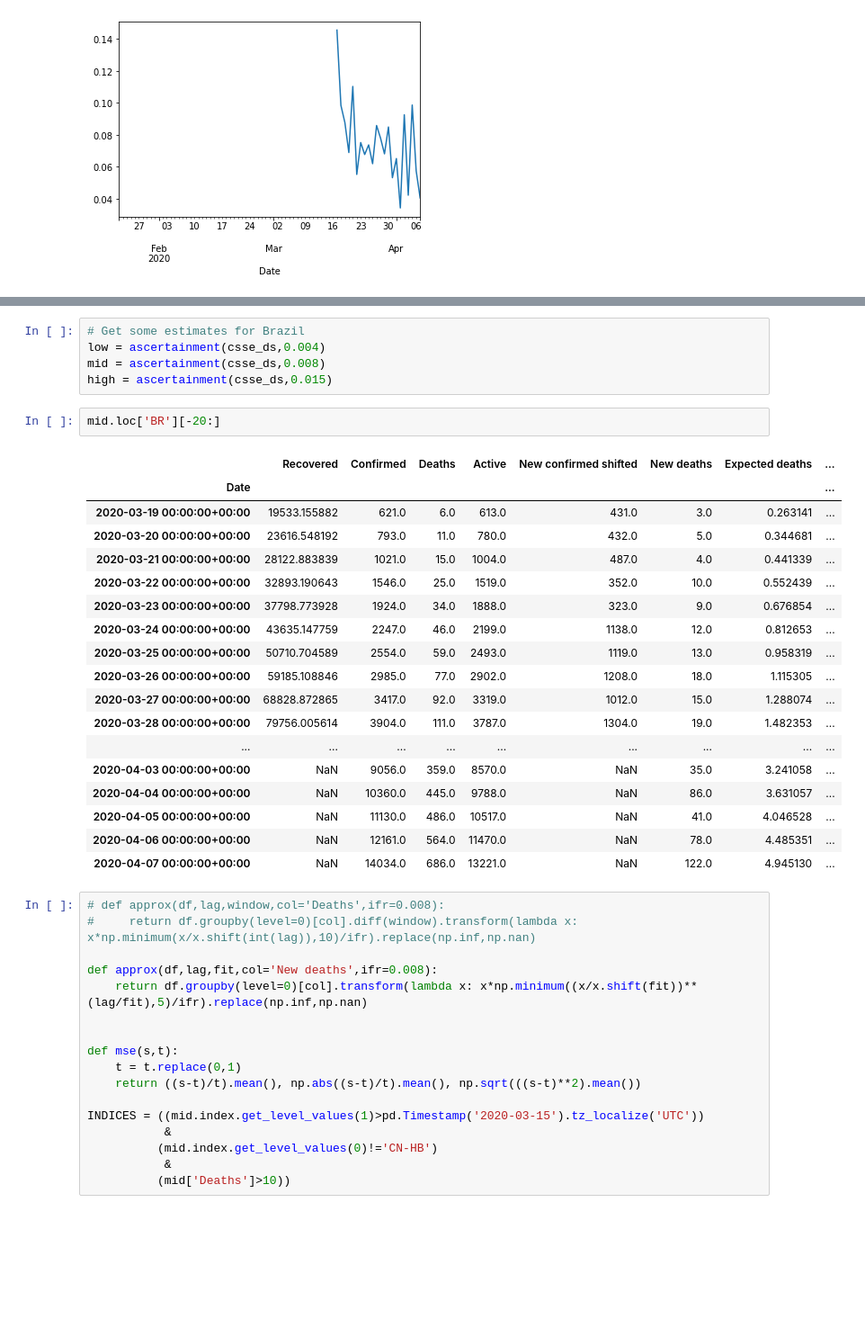
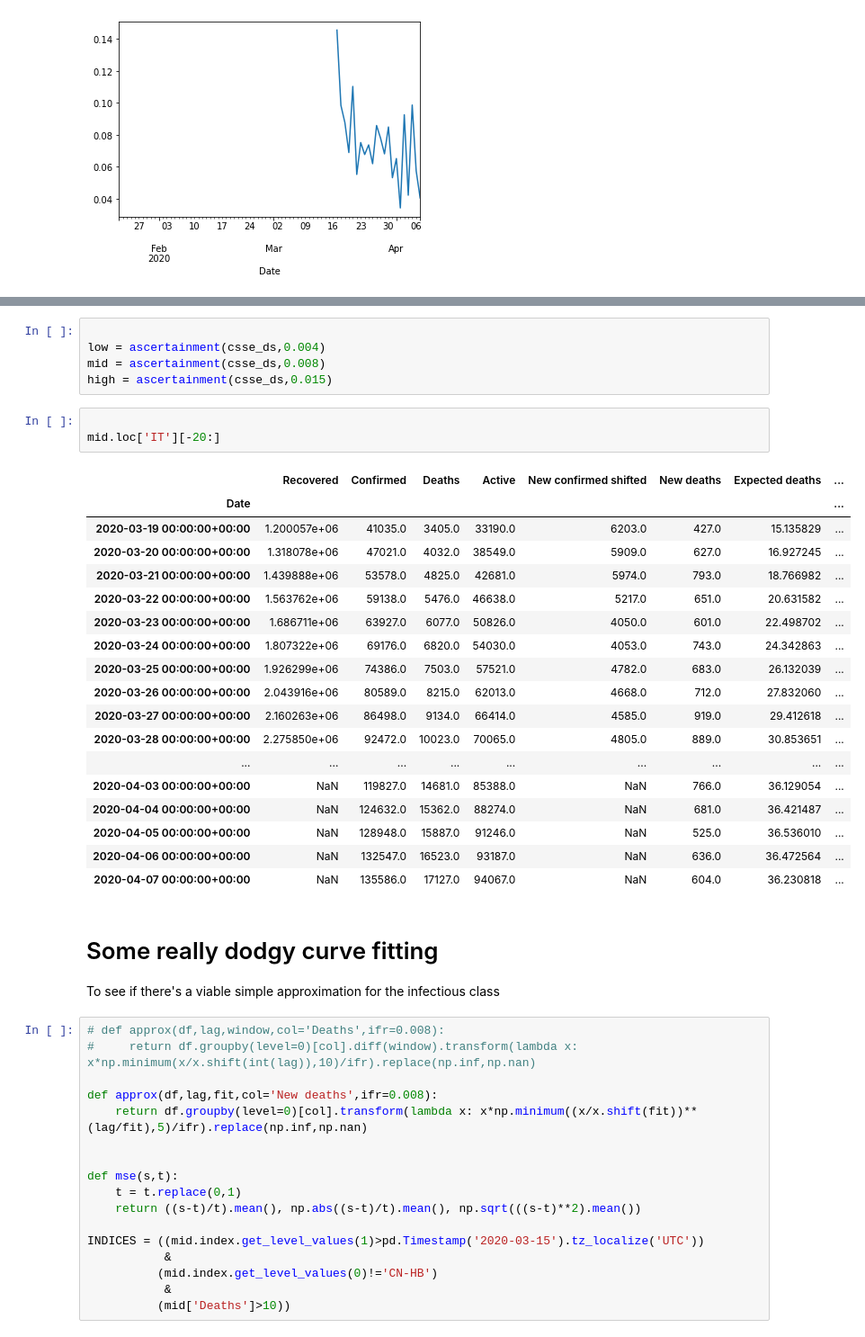
Before and after one commit to jsalvatier/epimodel, a Jupyter notebook: notebooks/djohnston/Cases_from_deaths.ipynb, the cells around one changed output, grey strips where cells are left out. Shown at 90% size. Saved outputs shown, nothing was run; the diff lists cells and outputs as text; blank space fills up the shorter version.

```diff
--- a/notebooks/djohnston/Cases_from_deaths.ipynb
+++ b/notebooks/djohnston/Cases_from_deaths.ipynb
@@ -308,29 +227,34 @@ csse_working.loc['BR']
 # %%
-# Get some estimates for Brazil
+
 low = ascertainment(csse_ds,0.004)
 mid = ascertainment(csse_ds,0.008)
 high = ascertainment(csse_ds,0.015)
-# %%
-mid.loc['BR'][-20:]
-# %% [output]
-|  | Recovered | Confirmed | Deaths | Active | New confirmed shifted | New deaths | Expected deaths | ... |
-| Date |  |  |  |  |  |  |  | ... |
-| 2020-03-19 00:00:00+00:00 | 19533.155882 | 621.0 | 6.0 | 613.0 | 431.0 | 3.0 | 0.263141 | ... |
-| 2020-03-20 00:00:00+00:00 | 23616.548192 | 793.0 | 11.0 | 780.0 | 432.0 | 5.0 | 0.344681 | ... |
-| 2020-03-21 00:00:00+00:00 | 28122.883839 | 1021.0 | 15.0 | 1004.0 | 487.0 | 4.0 | 0.441339 | ... |
-| 2020-03-22 00:00:00+00:00 | 32893.190643 | 1546.0 | 25.0 | 1519.0 | 352.0 | 10.0 | 0.552439 | ... |
-| 2020-03-23 00:00:00+00:00 | 37798.773928 | 1924.0 | 34.0 | 1888.0 | 323.0 | 9.0 | 0.676854 | ... |
-| 2020-03-24 00:00:00+00:00 | 43635.147759 | 2247.0 | 46.0 | 2199.0 | 1138.0 | 12.0 | 0.812653 | ... |
-| 2020-03-25 00:00:00+00:00 | 50710.704589 | 2554.0 | 59.0 | 2493.0 | 1119.0 | 13.0 | 0.958319 | ... |
-| 2020-03-26 00:00:00+00:00 | 59185.108846 | 2985.0 | 77.0 | 2902.0 | 1208.0 | 18.0 | 1.115305 | ... |
-| 2020-03-27 00:00:00+00:00 | 68828.872865 | 3417.0 | 92.0 | 3319.0 | 1012.0 | 15.0 | 1.288074 | ... |
-| 2020-03-28 00:00:00+00:00 | 79756.005614 | 3904.0 | 111.0 | 3787.0 | 1304.0 | 19.0 | 1.482353 | ... |
-| ... | ... | ... | ... | ... | ... | ... | ... | ... |
-| 2020-04-03 00:00:00+00:00 | NaN | 9056.0 | 359.0 | 8570.0 | NaN | 35.0 | 3.241058 | ... |
-| 2020-04-04 00:00:00+00:00 | NaN | 10360.0 | 445.0 | 9788.0 | NaN | 86.0 | 3.631057 | ... |
-| 2020-04-05 00:00:00+00:00 | NaN | 11130.0 | 486.0 | 10517.0 | NaN | 41.0 | 4.046528 | ... |
-| 2020-04-06 00:00:00+00:00 | NaN | 12161.0 | 564.0 | 11470.0 | NaN | 78.0 | 4.485351 | ... |
-| 2020-04-07 00:00:00+00:00 | NaN | 14034.0 | 686.0 | 13221.0 | NaN | 122.0 | 4.945130 | ... |
+# %%
+
+mid.loc['IT'][-20:]
+# %% [output]
+|  | Recovered | Confirmed | Deaths | Active | New confirmed shifted | New deaths | Expected deaths | ... |
+| Date |  |  |  |  |  |  |  | ... |
+| 2020-03-19 00:00:00+00:00 | 1.200057e+06 | 41035.0 | 3405.0 | 33190.0 | 6203.0 | 427.0 | 15.135829 | ... |
+| 2020-03-20 00:00:00+00:00 | 1.318078e+06 | 47021.0 | 4032.0 | 38549.0 | 5909.0 | 627.0 | 16.927245 | ... |
+| 2020-03-21 00:00:00+00:00 | 1.439888e+06 | 53578.0 | 4825.0 | 42681.0 | 5974.0 | 793.0 | 18.766982 | ... |
+| 2020-03-22 00:00:00+00:00 | 1.563762e+06 | 59138.0 | 5476.0 | 46638.0 | 5217.0 | 651.0 | 20.631582 | ... |
+| 2020-03-23 00:00:00+00:00 | 1.686711e+06 | 63927.0 | 6077.0 | 50826.0 | 4050.0 | 601.0 | 22.498702 | ... |
+| 2020-03-24 00:00:00+00:00 | 1.807322e+06 | 69176.0 | 6820.0 | 54030.0 | 4053.0 | 743.0 | 24.342863 | ... |
+| 2020-03-25 00:00:00+00:00 | 1.926299e+06 | 74386.0 | 7503.0 | 57521.0 | 4782.0 | 683.0 | 26.132039 | ... |
+| 2020-03-26 00:00:00+00:00 | 2.043916e+06 | 80589.0 | 8215.0 | 62013.0 | 4668.0 | 712.0 | 27.832060 | ... |
+| 2020-03-27 00:00:00+00:00 | 2.160263e+06 | 86498.0 | 9134.0 | 66414.0 | 4585.0 | 919.0 | 29.412618 | ... |
+| 2020-03-28 00:00:00+00:00 | 2.275850e+06 | 92472.0 | 10023.0 | 70065.0 | 4805.0 | 889.0 | 30.853651 | ... |
+| ... | ... | ... | ... | ... | ... | ... | ... | ... |
+| 2020-04-03 00:00:00+00:00 | NaN | 119827.0 | 14681.0 | 85388.0 | NaN | 766.0 | 36.129054 | ... |
+| 2020-04-04 00:00:00+00:00 | NaN | 124632.0 | 15362.0 | 88274.0 | NaN | 681.0 | 36.421487 | ... |
+| 2020-04-05 00:00:00+00:00 | NaN | 128948.0 | 15887.0 | 91246.0 | NaN | 525.0 | 36.536010 | ... |
+| 2020-04-06 00:00:00+00:00 | NaN | 132547.0 | 16523.0 | 93187.0 | NaN | 636.0 | 36.472564 | ... |
+| 2020-04-07 00:00:00+00:00 | NaN | 135586.0 | 17127.0 | 94067.0 | NaN | 604.0 | 36.230818 | ... |
+# %% [markdown]
+# Some really dodgy curve fitting
+
+To see if there's a viable simple approximation for the infectious class
 # %%
 # def approx(df,lag,window,col='Deaths',ifr=0.008):
 #     return df.groupby(level=0)[col].diff(window).transform(lambda x: x*np.minimum(x/x.shift(int(lag)),10)/ifr).replace(np.inf,np.nan)
```
Also changed, not shown: parts of 10 cells of this notebook.
